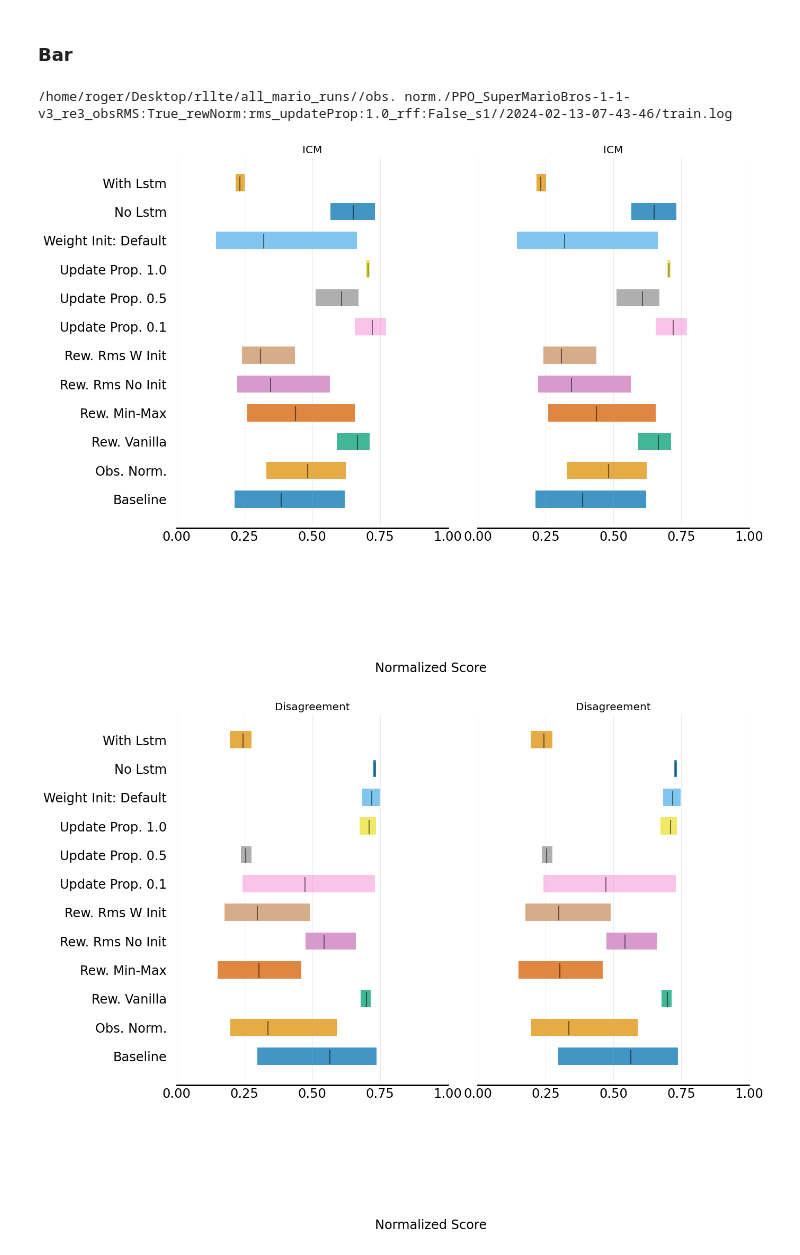
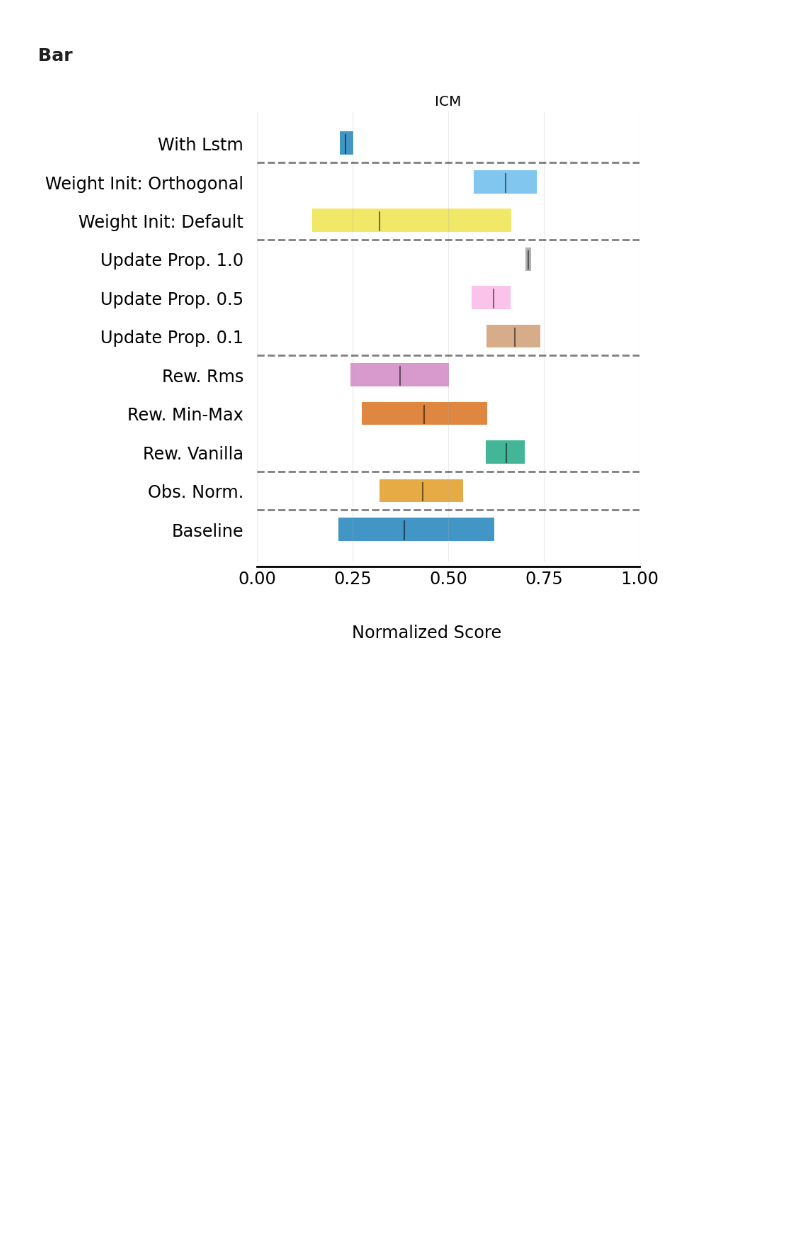
Before and after one commit to RLE-Foundation/rllte, a Jupyter notebook: experimental/figure.ipynb, the cells around one changed output. Drawn from its saved outputs; the diff is of its cells as text; code cells hidden in the pictures; blank space fills up the shorter version.

```diff
--- a/experimental/figure.ipynb
+++ b/experimental/figure.ipynb
@@ -131,7 +131,7 @@ for algo in algos:
     num_last_episodes = 30
     max_episode_return = 35
     root = "/home/roger/Desktop/rllte/all_mario_runs/"
-    types = ['Baseline', 'Obs. Norm.', 'Rew. Vanilla', 'Rew. Min-Max', 'Rew. Rms No Init', 'Rew. Rms W Init', 'Update Prop. 0.1', 'Update Prop. 0.5', 'Update Prop. 1.0', 'Weight Init: Default', 'No Lstm', 'With Lstm']
+    types = ['Baseline', 'Obs. Norm.', 'Rew. Vanilla', 'Rew. Min-Max', 'Rew. Rms', 'Update Prop. 0.1', 'Update Prop. 0.5', 'Update Prop. 1.0', 'Weight Init: Default', 'Weight Init: Orthogonal', 'With Lstm']
     colors = sns.color_palette("husl", len(types))
     all_data = {type: [] for type in types}
 
@@ -143,49 +143,46 @@ for algo in algos:
                 try:
                     data = pd.read_csv(file)['episode_reward']
                 except:
                     print(file)
                     continue
                 data = data[-num_last_episodes:]
                 all_data[type].append(data)
 
         all_data[type] = np.array(all_data[type]).mean(axis=1, keepdims=True) / max_episode_return
 
     aggregate_performance_dict = {
         "MEAN": {},
         #"MEDIAN": {},
-        "IQM": {},
+        #"IQM": {},
         #"OG": {}
     }
     for type in all_data.keys():
         perf = Performance(scores=all_data[type], get_ci=True)
         aggregate_performance_dict['MEAN'][type] = perf.aggregate_mean()
         #aggregate_performance_dict['MEDIAN'][type] = perf.aggregate_median()
-        aggregate_performance_dict['IQM'][type] = perf.aggregate_iqm()
+        #aggregate_performance_dict['IQM'][type] = perf.aggregate_iqm()
         #aggregate_performance_dict['OG'][type] = perf.aggregate_og()
 
-    fig, axes = plot_interval_estimates(aggregate_performance_dict,
-                                    metric_names=['MEAN', 'IQM'], #'MEDIAN', 'IQM', 'OG'],
+    fig, ax = plot_interval_estimates(aggregate_performance_dict,
+                                    metric_names=['MEAN'],# 'IQM'], #'MEDIAN', 'IQM', 'OG'],
                                     algorithms=types,
                                     xlabel="Normalized Score",
                                     subfigure_width=6,
-                                    xlabel_y_coordinate=-0.2,
+                                    xlabel_y_coordinate=-0.02,
                                     row_height=0.75)
 
     # set 1 single title to algo
-    for ax in axes:
-        ax.set_title(algo, fontsize="x-large")
+    #for ax in axes:
+    ax.set_title(algo, fontsize="x-large")
 
-    for ax in axes:
-        ax.set_xlim([0, 1])
+    #for ax in axes:
+    ax.set_xlim([0, 1])
 
-    # for ax in axes:
-        # ax.axhline(y=0.5, color='k', linestyle='--', linewidth=2)
-        # ax.axhline(y=1.5, color='k', linestyle='--', linewidth=2)
-        # ax.axhline(y=3.5, color='k', linestyle='--', linewidth=2)
-        # ax.axhline(y=4.5, color='k', linestyle='--', linewidth=2)
-        # ax.axhline(y=5.5, color='k', linestyle='--', linewidth=2)
-        # ax.axhline(y=6.5, color='k', linestyle='--', linewidth=2)
+    #for ax in axes:
+    ax.axhline(y=0.5, color='k', linestyle='--', linewidth=2, alpha=0.5)
+    ax.axhline(y=1.5, color='k', linestyle='--', linewidth=2, alpha=0.5)
+    ax.axhline(y=4.5, color='k', linestyle='--', linewidth=2, alpha=0.5)
+    ax.axhline(y=7.5, color='k', linestyle='--', linewidth=2, alpha=0.5)
+    ax.axhline(y=9.5, color='k', linestyle='--', linewidth=2, alpha=0.5)
 # %% [output]
-/home/roger/Desktop/rllte/all_mario_runs//obs. norm./PPO_SuperMarioBros-1-1-v3_re3_obsRMS:True_rewNorm:rms_updateProp:1.0_rff:False_s1//2024-02-13-07-43-46/train.log
-[figure, old version]
+[figure, new version]
-[figure, removed]
```
Also changed, not shown: parts of 2 cells of this notebook, 1 other file.
